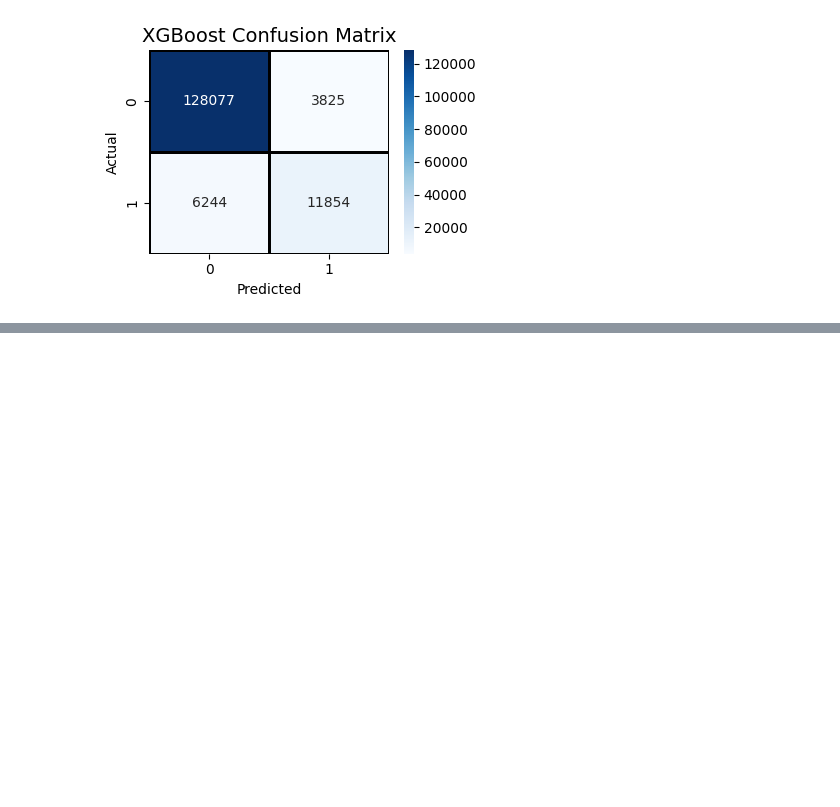
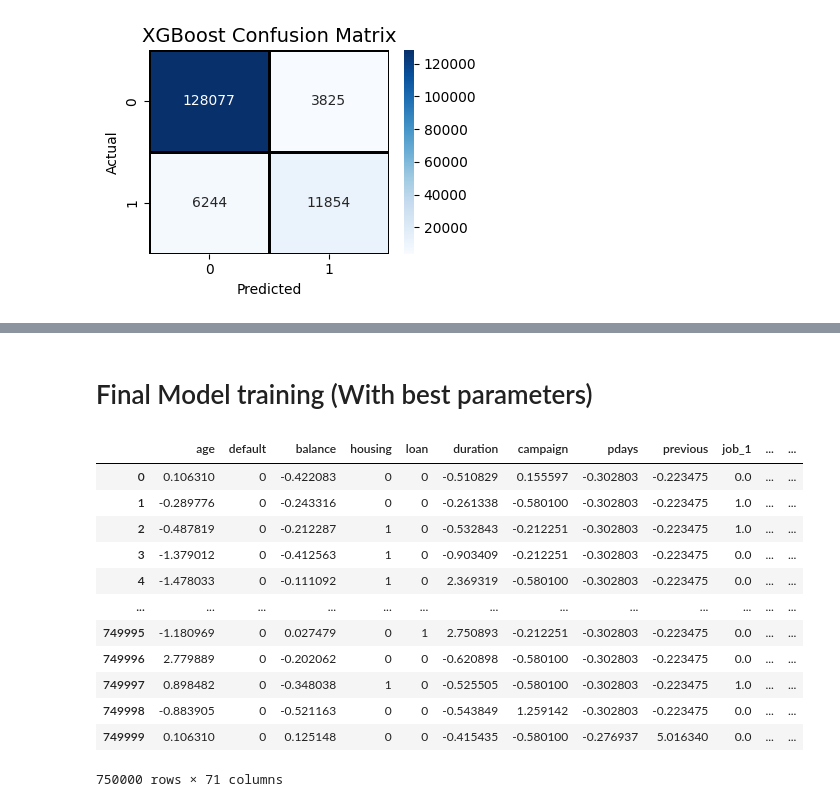
Before and after one commit to OshadhaWijerathne/Kaggle-bank-marketing-classification, a Jupyter notebook: binary-classification-with-a-bank-dataset.ipynb, the cells around one changed output, grey strips where cells are left out. Drawn from its saved outputs; the diff is of its cells as text; code cells hidden in the pictures; blank space fills up the shorter version.

```diff
--- a/binary-classification-with-a-bank-dataset.ipynb
+++ b/binary-classification-with-a-bank-dataset.ipynb
@@ -578,0 +706,26 @@ weighted avg       0.93      0.93      0.93    150000
+# %% [markdown]
+# Final Model training (With best parameters)
+# %%
+from sklearn.preprocessing import StandardScaler
+
+scaler= StandardScaler()
+
+X[num_columns] = scaler.fit_transform(X[num_columns])
+X_train_final = X
+y_train_final = y
+# %%
+X_train_final
+# %% [output]
+|  | age | default | balance | housing | loan | duration | campaign | pdays | previous | job_1 | ... | ... |
+| 0 | 0.106310 | 0 | -0.422083 | 0 | 0 | -0.510829 | 0.155597 | -0.302803 | -0.223475 | 0.0 | ... | ... |
+| 1 | -0.289776 | 0 | -0.243316 | 0 | 0 | -0.261338 | -0.580100 | -0.302803 | -0.223475 | 1.0 | ... | ... |
+| 2 | -0.487819 | 0 | -0.212287 | 1 | 0 | -0.532843 | -0.212251 | -0.302803 | -0.223475 | 1.0 | ... | ... |
+| 3 | -1.379012 | 0 | -0.412563 | 1 | 0 | -0.903409 | -0.212251 | -0.302803 | -0.223475 | 0.0 | ... | ... |
+| 4 | -1.478033 | 0 | -0.111092 | 1 | 0 | 2.369319 | -0.580100 | -0.302803 | -0.223475 | 0.0 | ... | ... |
+| ... | ... | ... | ... | ... | ... | ... | ... | ... | ... | ... | ... | ... |
+| 749995 | -1.180969 | 0 | 0.027479 | 0 | 1 | 2.750893 | -0.212251 | -0.302803 | -0.223475 | 0.0 | ... | ... |
+| 749996 | 2.779889 | 0 | -0.202062 | 0 | 0 | -0.620898 | -0.580100 | -0.302803 | -0.223475 | 0.0 | ... | ... |
+| 749997 | 0.898482 | 0 | -0.348038 | 1 | 0 | -0.525505 | -0.580100 | -0.302803 | -0.223475 | 1.0 | ... | ... |
+| 749998 | -0.883905 | 0 | -0.521163 | 0 | 0 | -0.543849 | 1.259142 | -0.302803 | -0.223475 | 0.0 | ... | ... |
+| 749999 | 0.106310 | 0 | 0.125148 | 0 | 0 | -0.415435 | -0.580100 | -0.276937 | 5.016340 | 0.0 | ... | ... |
+750000 rows × 71 columns
```
Also changed, not shown: parts of 10 cells of this notebook.
